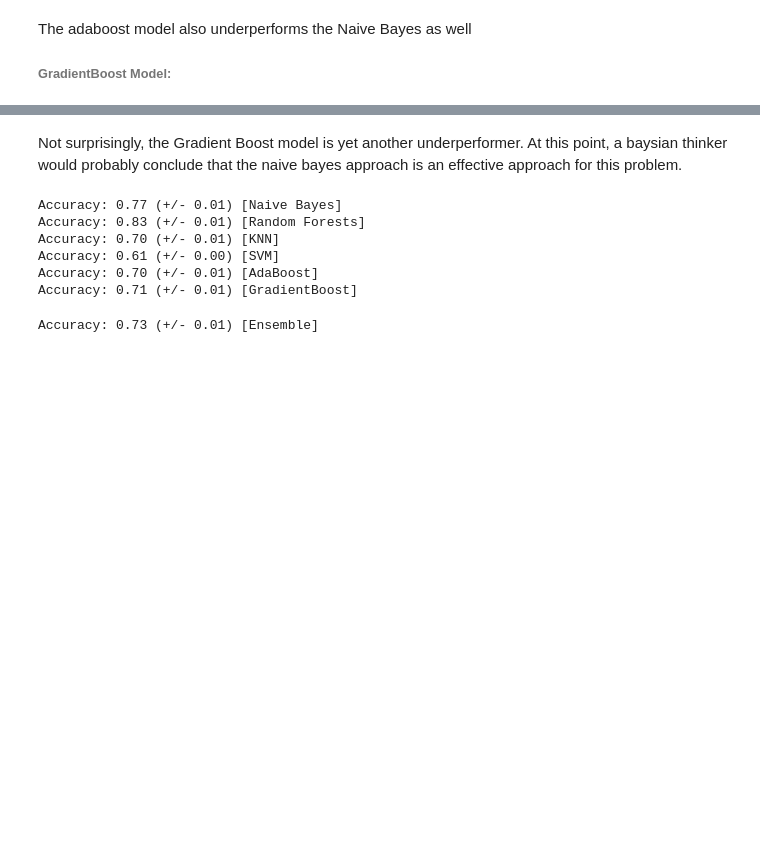
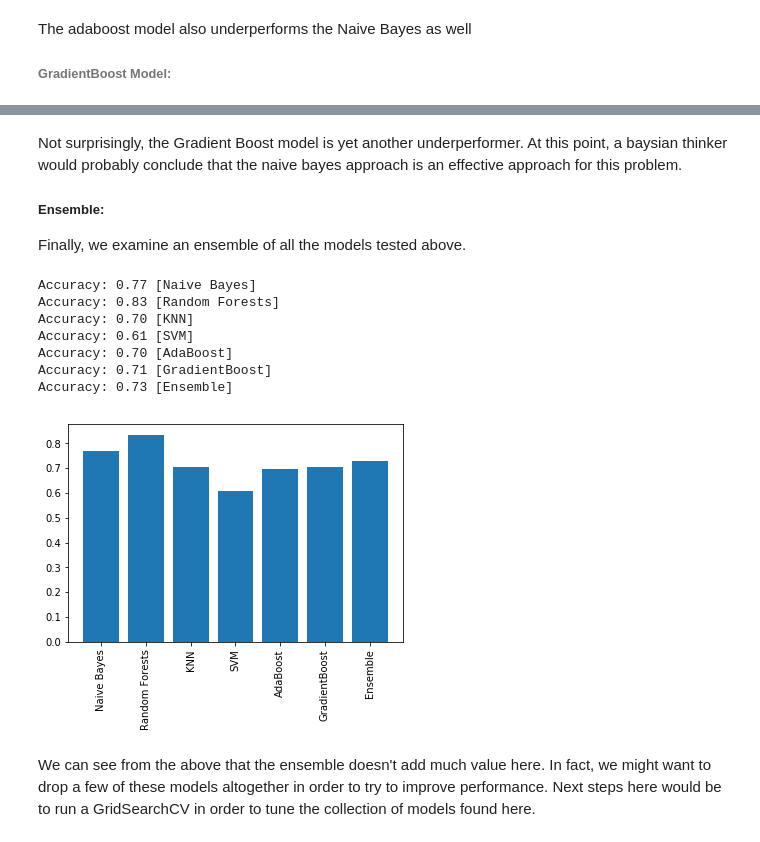
Before and after one commit to plb2018/data620, a Jupyter notebook: Week10/classification_team1.ipynb, the cells around one changed output, grey strips where cells are left out. Saved outputs shown, nothing was run; the diff lists cells and outputs as text; code cells hidden in the pictures; blank space fills up the shorter version.

```diff
--- a/Week10/classification_team1.ipynb
+++ b/Week10/classification_team1.ipynb
@@ -290,15 +292,25 @@ SVM Accuracy: 0.6918846858856857
 # %% [markdown]
 Not surprisingly, the Gradient Boost model is yet another underperformer.  At this point, a baysian thinker would probably conclude that the naive bayes approach is an effective approach for this problem.
+
+
+##### Ensemble:
+
+Finally, we examine an ensemble of all the models tested above.
 # %%
 from sklearn.ensemble import VotingClassifier
 from sklearn.model_selection import cross_val_score
+import warnings
 
+warnings.filterwarnings('ignore')  #suppressing a few warnings...
+
+#create the models
 NB = MultinomialNB()
 RF = RandomForestClassifier()
 KNN = KNeighborsClassifier()
 SVM = SVC()
 ADA = AdaBoostClassifier()
 GBC = GradientBoostingClassifier()
+
 
 clf = [NB,RF,KNN,SVM,ADA,GBC]
 
@@ -309,15 +321,28 @@ eclf = VotingClassifier(estimators=[('Naive Bayes', NB),
                                     ('AdaBoost', ADA),
                                     ('GradientBoost', GBC)], voting='hard')
 
+scoreDict = {}
 
 for clf, label in zip([NB,RF,KNN,SVM,ADA,GBC,eclf], ['Naive Bayes', 'Random Forests','KNN','SVM','AdaBoost','GradientBoost', 'Ensemble']):
     scores = cross_val_score(clf, X_train, y_train, cv=10, scoring='accuracy')
-    print("Accuracy: %0.2f (+/- %0.2f) [%s]" % (scores.mean(), scores.std(), label))
+    scoreDict[label] = scores.mean()
+    print("Accuracy: %0.2f [%s]" % (scores.mean(), label))
 # %% [output]
-Accuracy: 0.77 (+/- 0.01) [Naive Bayes]
-Accuracy: 0.83 (+/- 0.01) [Random Forests]
-Accuracy: 0.70 (+/- 0.01) [KNN]
-Accuracy: 0.61 (+/- 0.00) [SVM]
-Accuracy: 0.70 (+/- 0.01) [AdaBoost]
-Accuracy: 0.71 (+/- 0.01) [GradientBoost]
+Accuracy: 0.77 [Naive Bayes]
+Accuracy: 0.83 [Random Forests]
+Accuracy: 0.70 [KNN]
+Accuracy: 0.61 [SVM]
+Accuracy: 0.70 [AdaBoost]
+Accuracy: 0.71 [GradientBoost]
+Accuracy: 0.73 [Ensemble]
-Accuracy: 0.73 (+/- 0.01) [Ensemble]
+# %%
+import matplotlib.pyplot as plt
+
+plt.bar(range(len(scoreDict)), list(scoreDict.values()), align='center')
+plt.xticks(range(len(scoreDict)), list(scoreDict.keys()),rotation='vertical')
+
+plt.show()
+# %% [output]
+[figure, added]
+# %% [markdown]
+We can see from the above that the ensemble doesn't add much value here.  In fact, we might want to drop a few of these models altogether in order to try to improve performance.  Next steps here would be to run a GridSearchCV in order to tune the collection of models found here.
```
Also changed, not shown: parts of 7 cells of this notebook.
